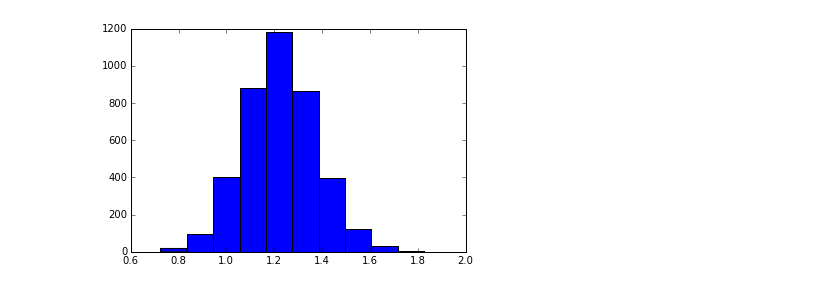
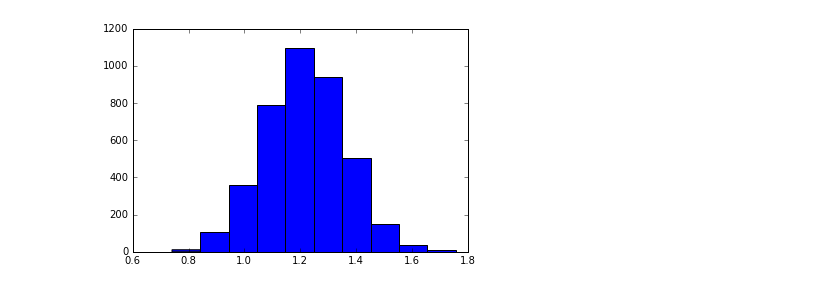
Before and after one commit to andykitchen/stan-examples, a Jupyter notebook: logistic_highd.ipynb, the cells around one changed output. Saved outputs shown, nothing was run; the diff lists cells and outputs as text; code cells hidden in the pictures.

```diff
--- a/logistic_highd.ipynb
+++ b/logistic_highd.ipynb
@@ -94,3 +82,4 @@ and Rhat is the potential scale reduction factor on split chains (at
 convergence, Rhat=1).
 # %%
 samples = fit.extract()
+beta_samples = samples['beta']
@@ -123,4 +86,4 @@ logistic_plot(alpha_p, beta_p)
 # %%
-plt.hist(beta[:,0]);
+plt.hist(beta_samples[:,0]);
 # %% [output]
-[figure, old version]
+[figure, new version]
```
Also changed, not shown: parts of 13 cells of this notebook, 4 other files.
